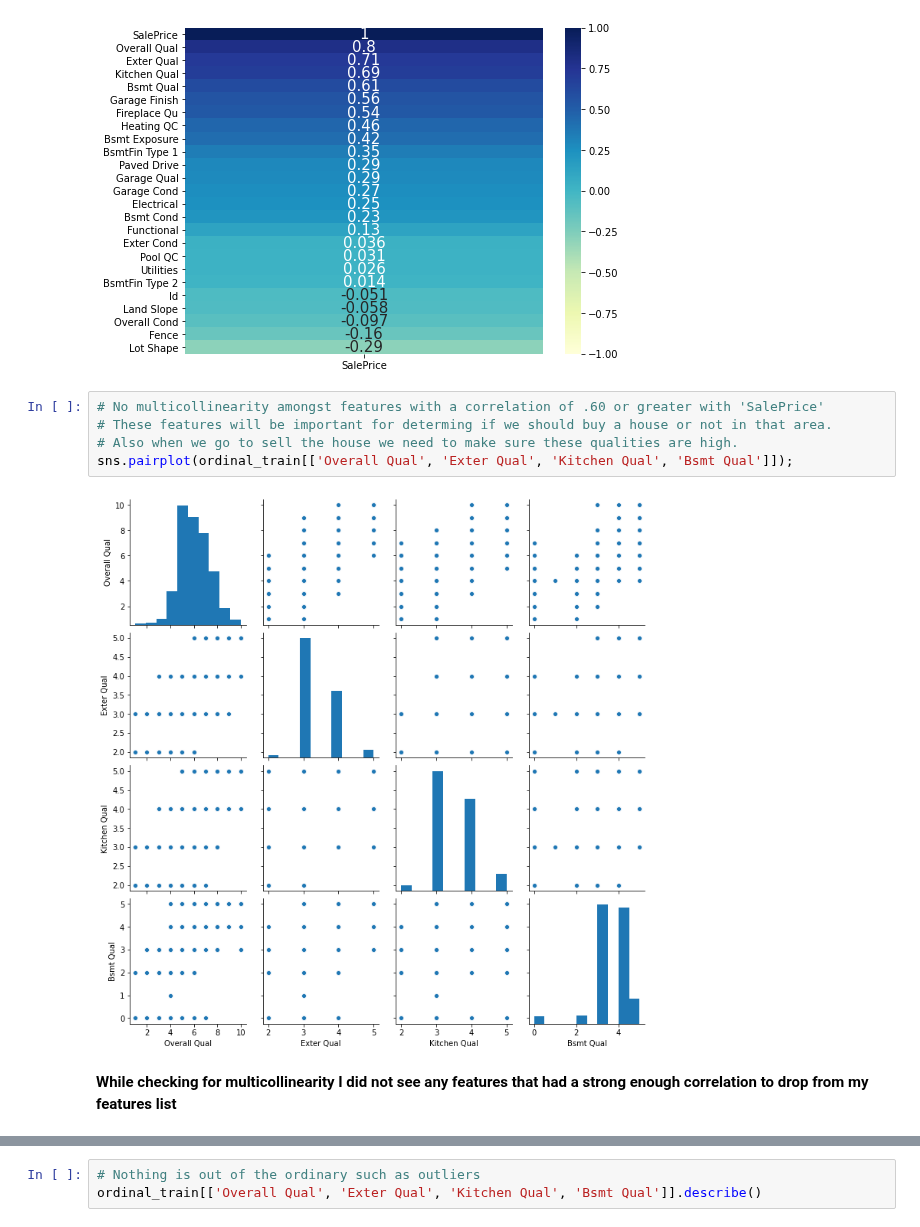
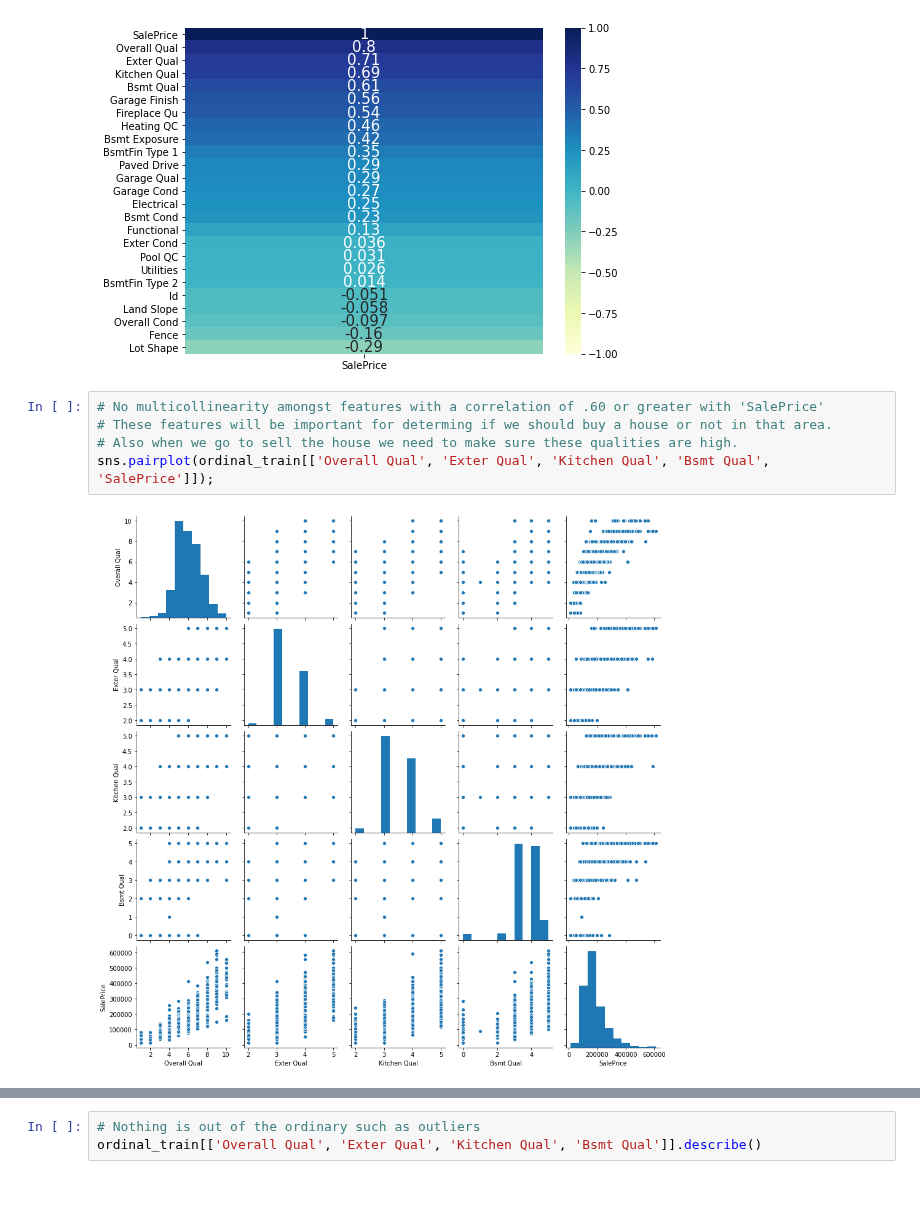
Before and after one commit to amcurley/GA_projects, a Jupyter notebook: Projects/project_2-master/ordinal_cleaning.ipynb, the cells around one changed output, grey strips where cells are left out. Cells and saved outputs as stored; diff of their text form; blank space fills up the shorter version.

```diff
--- a/Projects/project_2-master/ordinal_cleaning.ipynb
+++ b/Projects/project_2-master/ordinal_cleaning.ipynb
@@ -82,9 +82,7 @@ sns.heatmap(ordinal_train.corr()[['SalePrice']].sort_values(by="SalePrice",
 # %%
 # No multicollinearity amongst features with a correlation of .60 or greater with 'SalePrice'
 # These features will be important for determing if we should buy a house or not in that area.
 # Also when we go to sell the house we need to make sure these qualities are high.
-sns.pairplot(ordinal_train[['Overall Qual', 'Exter Qual', 'Kitchen Qual', 'Bsmt Qual']]);
+sns.pairplot(ordinal_train[['Overall Qual', 'Exter Qual', 'Kitchen Qual', 'Bsmt Qual', 'SalePrice']]);
 # %% [output]
-[figure, old version]
+[figure, new version]
-# %% [markdown]
-**While checking for multicollinearity I did not see any features that had a strong enough correlation to drop from my features list**
```
Also changed, not shown: parts of 1 cell of this notebook, 7 other files.
